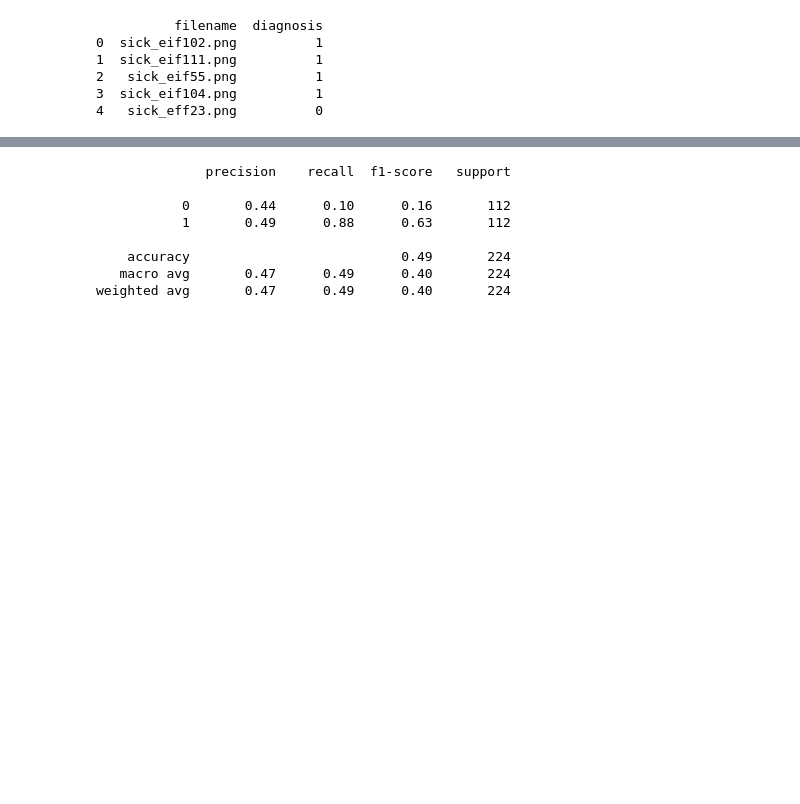
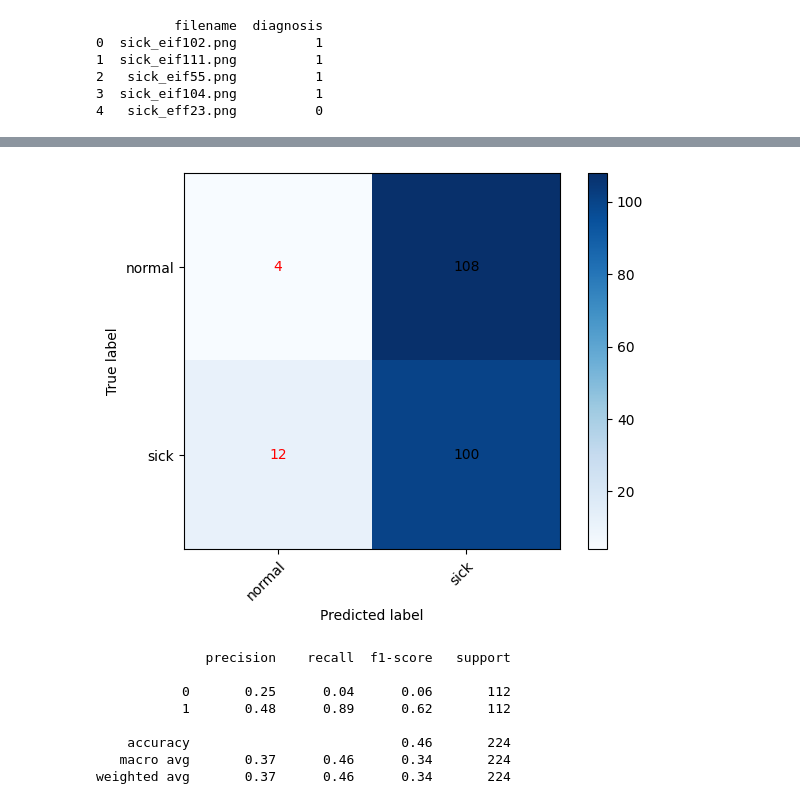
Before and after one commit to Codebmk/chest_opacity_image_classifier, a Jupyter notebook: index_dataset1.ipynb, the cells around one changed output, grey strips where cells are left out. Saved outputs shown, nothing was run; the diff lists cells and outputs as text; code cells hidden in the pictures; blank space fills up the shorter version.

```diff
--- a/index_dataset1.ipynb
+++ b/index_dataset1.ipynb
@@ -451,0 +457,11 @@ print(image_data.head())
+# %%
+df2 = test_datagen.flow_from_dataframe(
+    image_data,
+    directory=directory,
+    x_col="filename",
+    y_col="diagnosis",
+    target_size=(420, 420),
+    class_mode="categorical",
+    shuffle=False,
+    batch_size=32
+)
@@ -451,0 +477,4 @@ print(image_data.head())
+# %%
+y_true2 = df2.classes
+y_pred2 = model.predict(df2)
+y_pred2_labels = np.argmax(y_pred2, axis=1)
@@ -452,20 +485,44 @@ print(image_data.head())
+# %%
+# Compute the confusion matrix
+cm = confusion_matrix(y_true2, y_pred2_labels)
+
+# Plot the confusion matrix
+fig, ax = plt.subplots()
+im = ax.imshow(cm, interpolation='nearest', cmap=plt.cm.Blues)
+ax.figure.colorbar(im, ax=ax)
+# Set the classes as labels on the x and y axes
+ax.set(xticks=np.arange(cm.shape[1]),
+       yticks=np.arange(cm.shape[0]),
+       xticklabels=classes, yticklabels=classes,
+       xlabel='Predicted label', ylabel='True label')
+# Rotate the x-axis labels
+plt.setp(ax.get_xticklabels(), rotation=45, ha="right",
+         rotation_mode="anchor")
+# Loop over the data and add the count values to the plot
+for i in range(cm.shape[0]):
+    for j in range(cm.shape[1]):
+        ax.text(j, i, format(cm[i, j], 'd'),
+                ha="center", va="center",
+                color="black" if cm[i, j] > cm.max() / 2. else "red")
+fig.tight_layout()
+plt.show()
+# %% [output]
+[figure, added]
 # %%
-from sklearn.metrics import classification_report
-
 # Generate the classification report
-report = classification_report(image_data['diagnosis'], image_data['predicted_class'])
+report = classification_report(y_true2, y_pred2_labels)
 
 # Print the report
 print(report)
 # %% [output]
               precision    recall  f1-score   support
 
-           0       0.44      0.10      0.16       112
-           1       0.49      0.88      0.63       112
+           0       0.25      0.04      0.06       112
+           1       0.48      0.89      0.62       112
 
-    accuracy                           0.49       224
-   macro avg       0.47      0.49      0.40       224
-weighted avg       0.47      0.49      0.40       224
+    accuracy                           0.46       224
+   macro avg       0.37      0.46      0.34       224
+weighted avg       0.37      0.46      0.34       224
 # %%
 # Save the report to a text file
 with open('classification_report.txt', 'w') as f:
```
Also changed, not shown: parts of 22 cells of this notebook, 2 other files.
